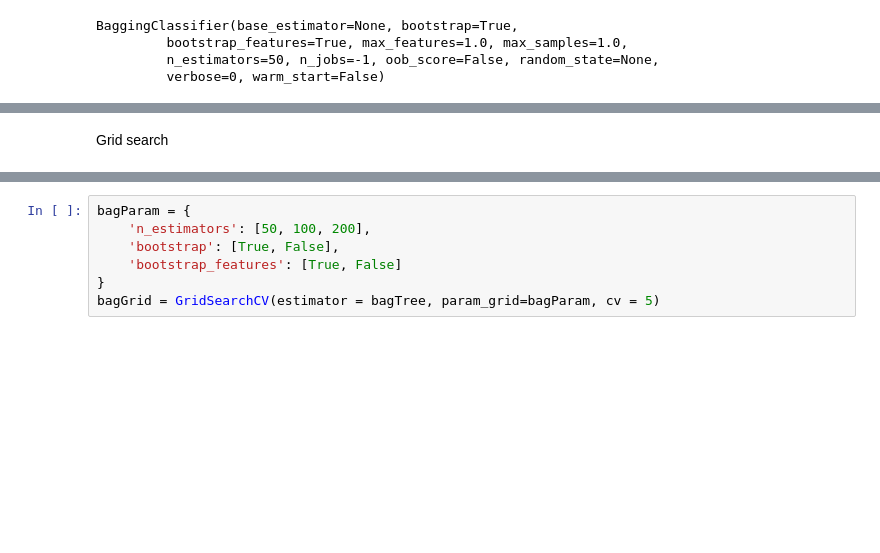
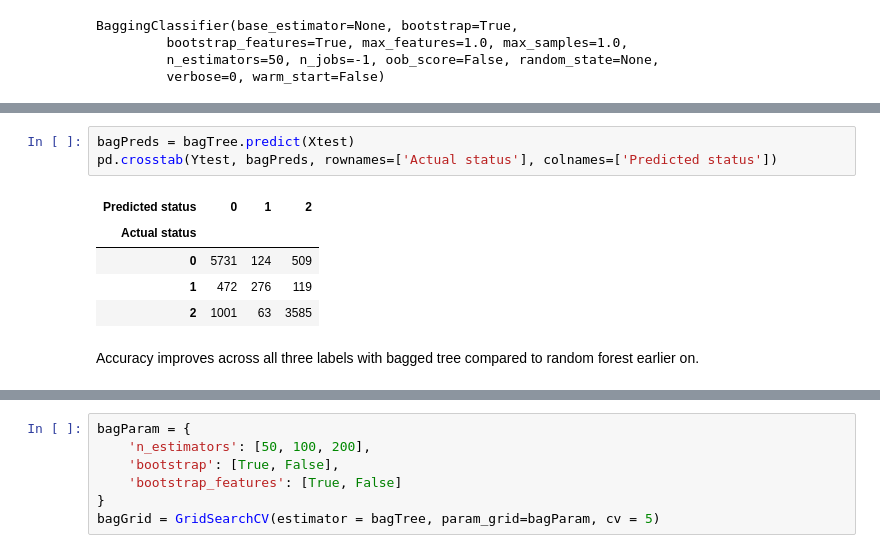
Before and after one commit to BrickKiln/dataPumpChallenge, a Jupyter notebook: pumpChallenge.ipynb, the cells around one changed output, grey strips where cells are left out. Saved outputs shown, nothing was run; the diff lists cells and outputs as text; blank space fills up the shorter version.

```diff
--- a/pumpChallenge.ipynb
+++ b/pumpChallenge.ipynb
@@ -539,3 +491,12 @@ Accuracy score of bagged tree on train = 1.000
 Accuracy score of bagged tree on test = 0.807
-# %% [markdown]
-Grid search
+# %%
+bagPreds = bagTree.predict(Xtest)
+pd.crosstab(Ytest, bagPreds, rownames=['Actual status'], colnames=['Predicted status'])
+# %% [output]
+| Predicted status | 0 | 1 | 2 |
+| Actual status |  |  |  |
+| 0 | 5731 | 124 | 509 |
+| 1 | 472 | 276 | 119 |
+| 2 | 1001 | 63 | 3585 |
+# %% [markdown]
+Accuracy improves across all three labels with bagged tree compared to random forest earlier on.
```
Also changed, not shown: parts of 33 cells of this notebook.
